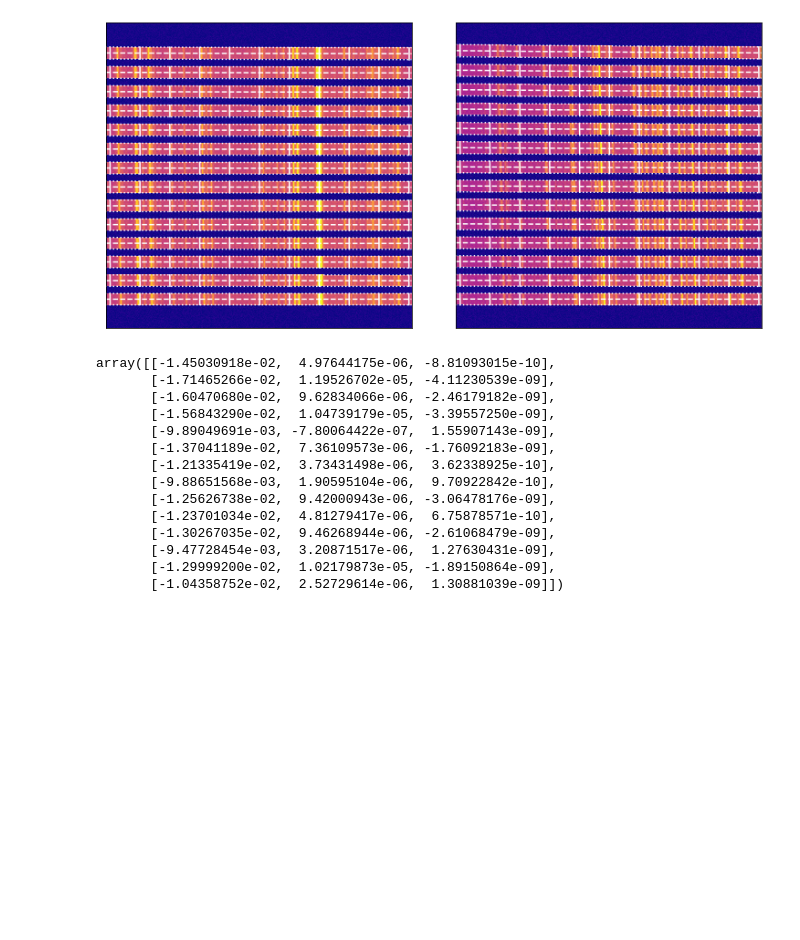
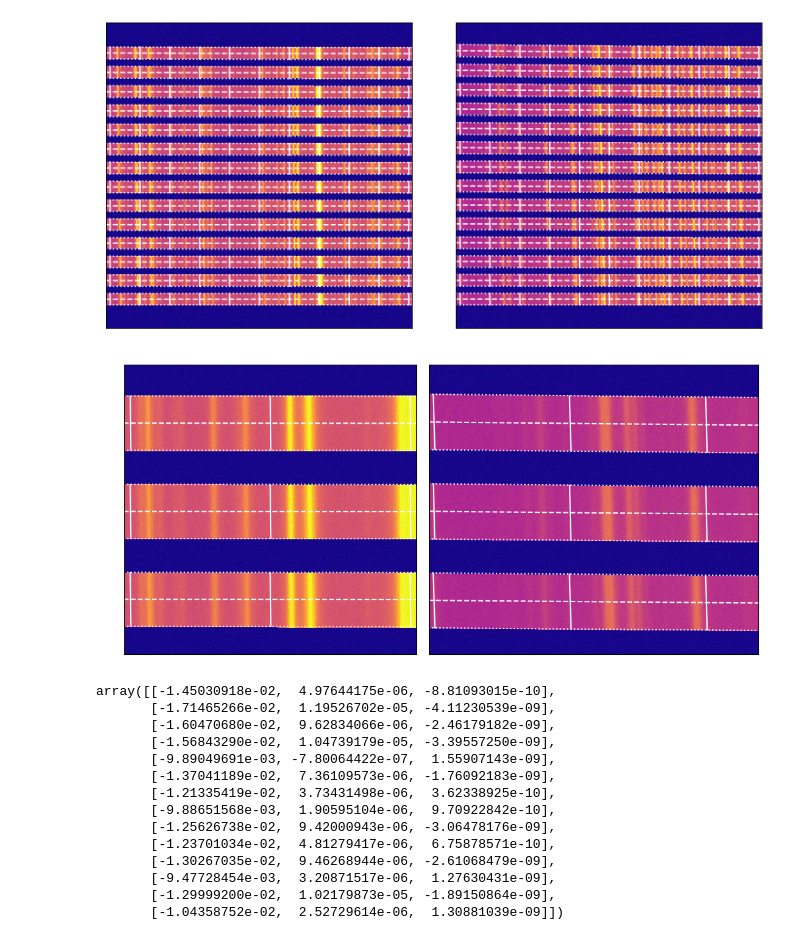
Before and after one commit to AstarVienna/CriticalAlgorithms, a Jupyter notebook: LMSdist/LMS distortion.ipynb, the cells around one changed output. Cells and saved outputs as stored; diff of their text form; code cells hidden in the pictures; blank space fills up the shorter version.

```diff
--- a/LMSdist/LMS distortion.ipynb
+++ b/LMSdist/LMS distortion.ipynb
@@ -47,3 +48,8 @@ from astropy.io.fits import open as fo
+# %%
+# Zooming in allows to perceive the tilt in the regularly plotted vertical lines that align with the data.
+display(Image(filename='lms_sky_tracetilt_zoom.png'))
+# %% [output]
+[figure, added]
 # %%
 tilts = fo('CIRES_sky_tw_tw.fits')[1].data['SlitPolyB']
 tilts
```
Also changed, not shown: parts of 10 cells of this notebook.
